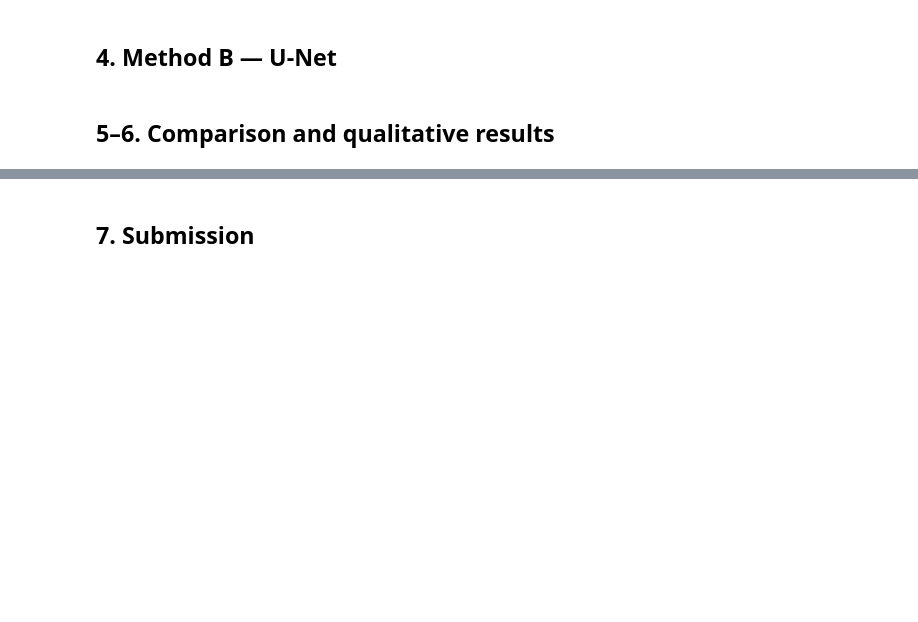
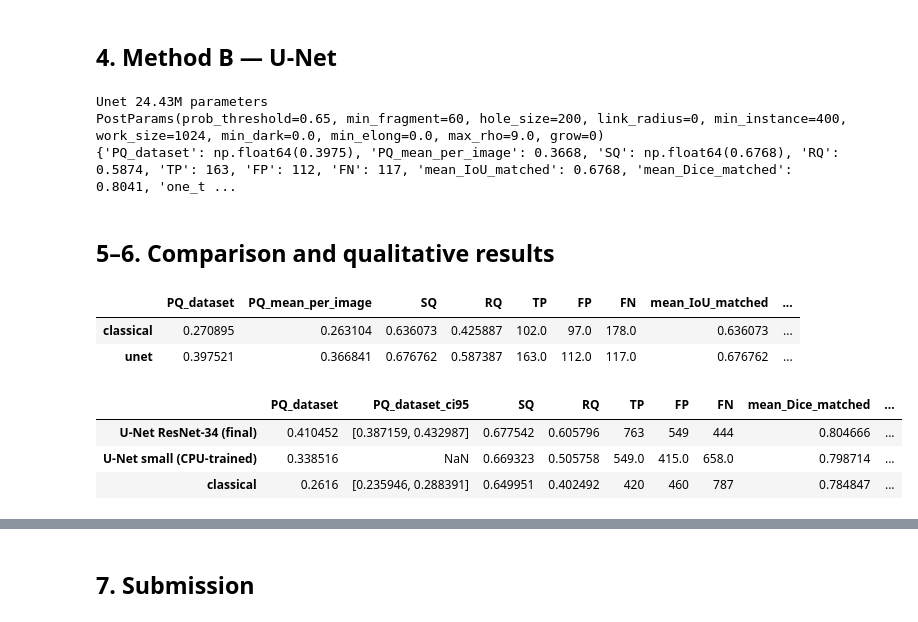
Before and after one commit to amolikakkar/solar-filament-segmentation, a Jupyter notebook: pipeline.ipynb, the cells around one changed output, grey strips where cells are left out. Cells and saved outputs as stored; diff of their text form; code cells hidden in the pictures; blank space fills up the shorter version.

Commit message:
Final model: ImageNet ResNet-34 U-Net (val PQ 0.411, public 0.33); notebook re-run, full-validation results, report source and figures

```diff
--- a/pipeline.ipynb
+++ b/pipeline.ipynb
@@ -61,18 +78,24 @@ res_c, scores_c = pipeline.evaluate(coco, val_ids[:40], "classical", pp=pp_c, cp
 # %% [markdown]
 ## 4. Method B — U-Net
 # %%
-if RETRAIN:
+if RETRAIN:   # same settings as the Kaggle GPU run in kaggle_train.ipynb (150 min on a T4 GPU)
     from filseg import unet
     tr = unet.build_cache(coco, train_ids, "data/_cache1024")
     va = unet.build_cache(coco, val_ids[:20], "data/_cache1024")
-    unet.train(tr, va, unet.TrainConfig(time_budget_min=180), WEIGHTS)
+    cfg = unet.TrainConfig(arch="smp", encoder="resnet34", crop=512, batch=16, lr=5e-4, time_budget_min=150)
+    unet.train(tr, va, cfg, WEIGHTS)
 model = None
 if os.path.exists(WEIGHTS):
     from filseg import unet
-    model = unet.load_model(WEIGHTS)
+    model = unet.load_model(WEIGHTS)   # rebuilds the network and loads the trained weights (no download)
+    print(type(model).__name__, f"{sum(p.numel() for p in model.parameters()) / 1e6:.2f}M parameters")
     pp_u = PostParams(**json.load(open("weights/postprocess_unet.json"))) if os.path.exists("weights/postprocess_unet.json") else PostParams()
     print(pp_u)
     res_u, scores_u = pipeline.evaluate(coco, val_ids[:40], "unet", model=model, pp=pp_u)
+# %% [output]
+Unet 24.43M parameters
+PostParams(prob_threshold=0.65, min_fragment=60, hole_size=200, link_radius=0, min_instance=400, work_size=1024, min_dark=0.0, min_elong=0.0, max_rho=9.0, grow=0)
+{'PQ_dataset': np.float64(0.3975), 'PQ_mean_per_image': 0.3668, 'SQ': np.float64(0.6768), 'RQ': 0.5874, 'TP': 163, 'FP': 112, 'FN': 117, 'mean_IoU_matched': 0.6768, 'mean_Dice_matched': 0.8041, 'one_t ...
 # %% [markdown]
 ## 5–6. Comparison and qualitative results
 # %%
@@ -80,6 +103,28 @@ import pandas as pd
 rows = {"classical": res_c}
 if model is not None: rows["unet"] = res_u
 display(pd.DataFrame(rows).T)
+# %% [output]
+|  | PQ_dataset | PQ_mean_per_image | SQ | RQ | TP | FP | FN | mean_IoU_matched | ... |
+| classical | 0.270895 | 0.263104 | 0.636073 | 0.425887 | 102.0 | 97.0 | 178.0 | 0.636073 | ... |
+| unet | 0.397521 | 0.366841 | 0.676762 | 0.587387 | 163.0 | 112.0 | 117.0 | 0.676762 | ... |
+# %%
+# Full held-out validation: 106 files, 168 annotator entries (computed by scripts/eval_val.py).
+# org_* = the organisers' one-to-many / many-to-one counts (any overlap); sec_per_image = laptop CPU.
+cols = ["PQ_dataset", "PQ_dataset_ci95", "SQ", "RQ", "TP", "FP", "FN", "mean_Dice_matched",
+        "org_one_to_many_iou0", "org_many_to_one_iou0", "sec_per_image"]
+full = {}
+for tag, name in [("unet_gpu", "U-Net ResNet-34 (final)"), ("unet_cpu", "U-Net small (CPU-trained)"),
+                  ("classical_v2", "classical")]:
+    p = f"weights/eval_{tag}.json"
+    if os.path.exists(p):
+        r = json.load(open(p))
+        full[name] = {k: r.get(k) for k in cols}
+display(pd.DataFrame(full).T)
+# %% [output]
+|  | PQ_dataset | PQ_dataset_ci95 | SQ | RQ | TP | FP | FN | mean_Dice_matched | ... |
+| U-Net ResNet-34 (final) | 0.410452 | [0.387159, 0.432987] | 0.677542 | 0.605796 | 763 | 549 | 444 | 0.804666 | ... |
+| U-Net small (CPU-trained) | 0.338516 | NaN | 0.669323 | 0.505758 | 549.0 | 415.0 | 658.0 | 0.798714 | ... |
+| classical | 0.2616 | [0.235946, 0.288391] | 0.649951 | 0.402492 | 420 | 460 | 787 | 0.784847 | ... |
 # %%
 fig, ax = plt.subplots(1, 2, figsize=(12, 4))
 for name, sc in [("classical", scores_c)] + ([("unet", scores_u)] if model is not None else []):
```
Also changed, not shown: parts of 9 cells of this notebook, 34 other files.
